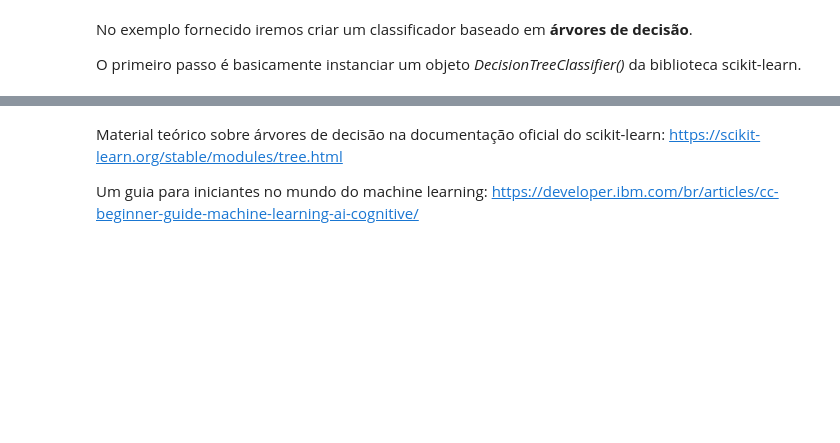
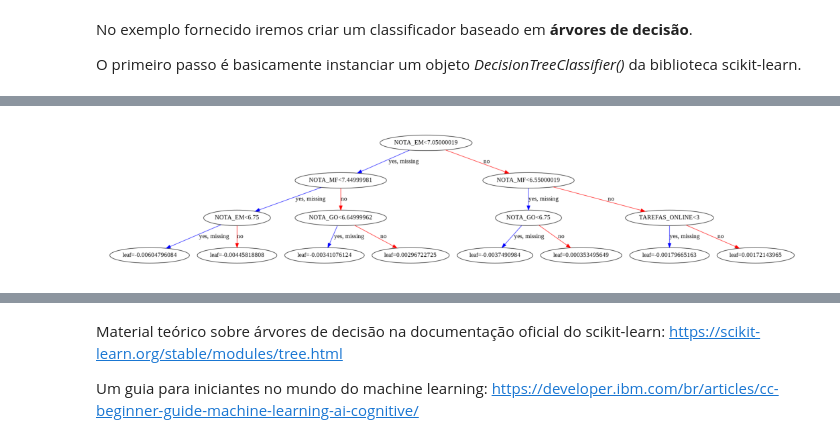
Before and after one commit to Quiteria89/Deploy-Web, a Jupyter notebook: desafio_2_mq.ipynb, the cells around one changed output, grey strips where cells are left out. Saved outputs shown, nothing was run; the diff lists cells and outputs as text; code cells hidden in the pictures; blank space fills up the shorter version.

```diff
--- a/desafio_2_mq.ipynb
+++ b/desafio_2_mq.ipynb
@@ -447,0 +461,10 @@ XGBClassifier(base_score=0.5, booster='gbtree', colsample_bylevel=1,
+# %%
+# plot single tree
+fig = plt.figure(dpi=180)
+ax = plt.subplot(1,1,1)
+plot_tree(model, num_trees=4, ax = ax)
+
+plt.tight_layout()
+plt.show()
+# %% [output]
+[figure, added]
```
Also changed, not shown: parts of 13 cells of this notebook.
